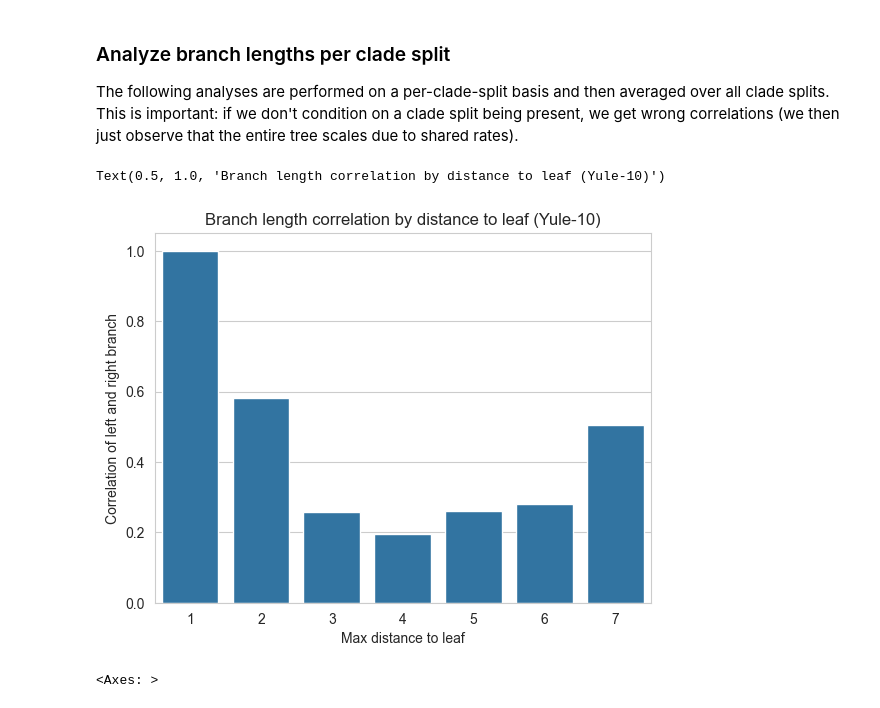
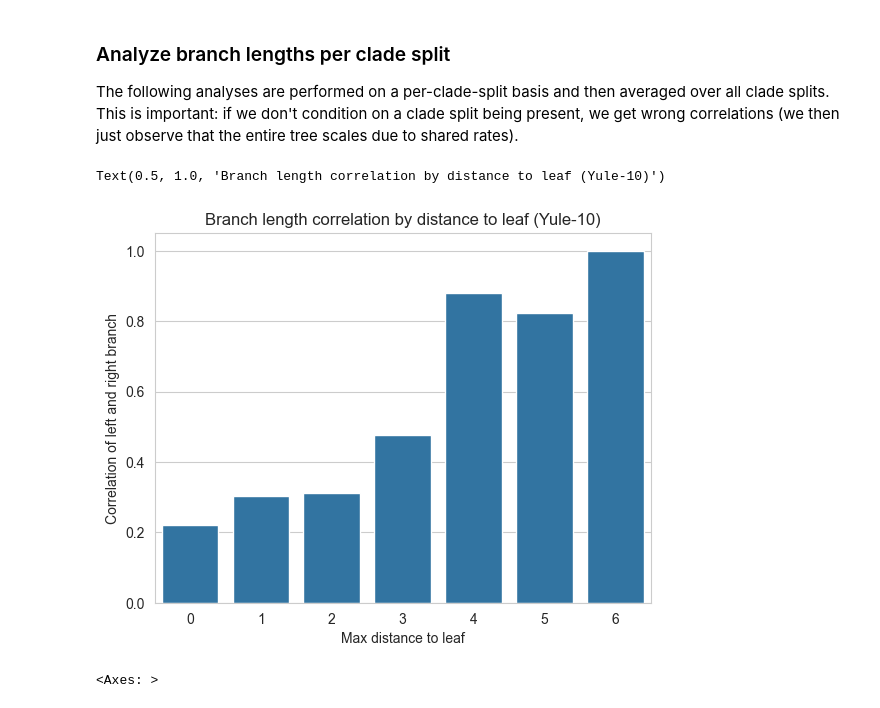
Before and after one commit to tochsner/ccd-validation, a Jupyter notebook: src/distribution_analysis/analyze_branch_lengths.ipynb, the cells around one changed output. Drawn from its saved outputs; the diff is of its cells as text; code cells hidden in the pictures.

```diff
--- a/src/distribution_analysis/analyze_branch_lengths.ipynb
+++ b/src/distribution_analysis/analyze_branch_lengths.ipynb
@@ -75,20 +75,20 @@ sns.scatterplot(data=df_clade_splits, x="left_branch", y="right_branch", hue="di
 
 The following analyses are performed on a per-clade-split basis and then averaged over all clade splits. This is important: if we don't condition on a clade split being present, we get wrong correlations (we then just observe that the entire tree scales due to shared rates).
 # %%
-avg_correlation_per_level = df_clade_splits.groupby("distance_to_leaf").apply(
+avg_correlation_per_level = df_clade_splits.groupby("distance_to_root").apply(
     lambda y: y.groupby("clade_split")
     .apply(lambda x: x["left_branch"].corr(y["right_branch"]))
     .mean()
 )
 sns.barplot(data=avg_correlation_per_level)
 
 plt.ylabel("Correlation of left and right branch")
 plt.xlabel("Max distance to leaf")
 
 plt.title(f"Branch length correlation by distance to leaf ({DATA_SET_NAME})")
 # %% [output]
 Text(0.5, 1.0, 'Branch length correlation by distance to leaf (Yule-10)')
-[figure, old version]
+[figure, new version]
 # %%
 df_dict = {
     "clade_split": [],
```
Also changed, not shown: parts of 3 cells of this notebook, 7 other files.
